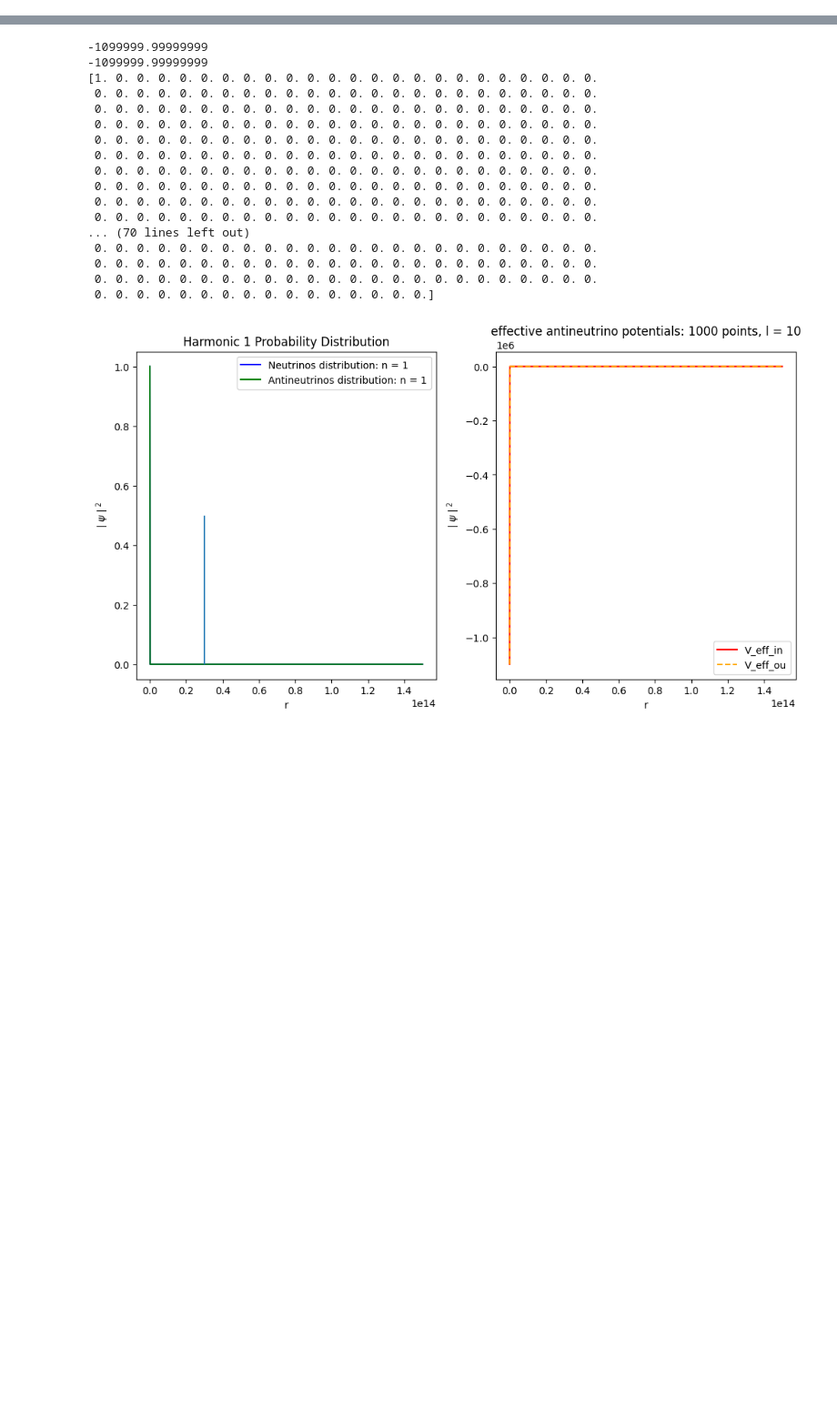
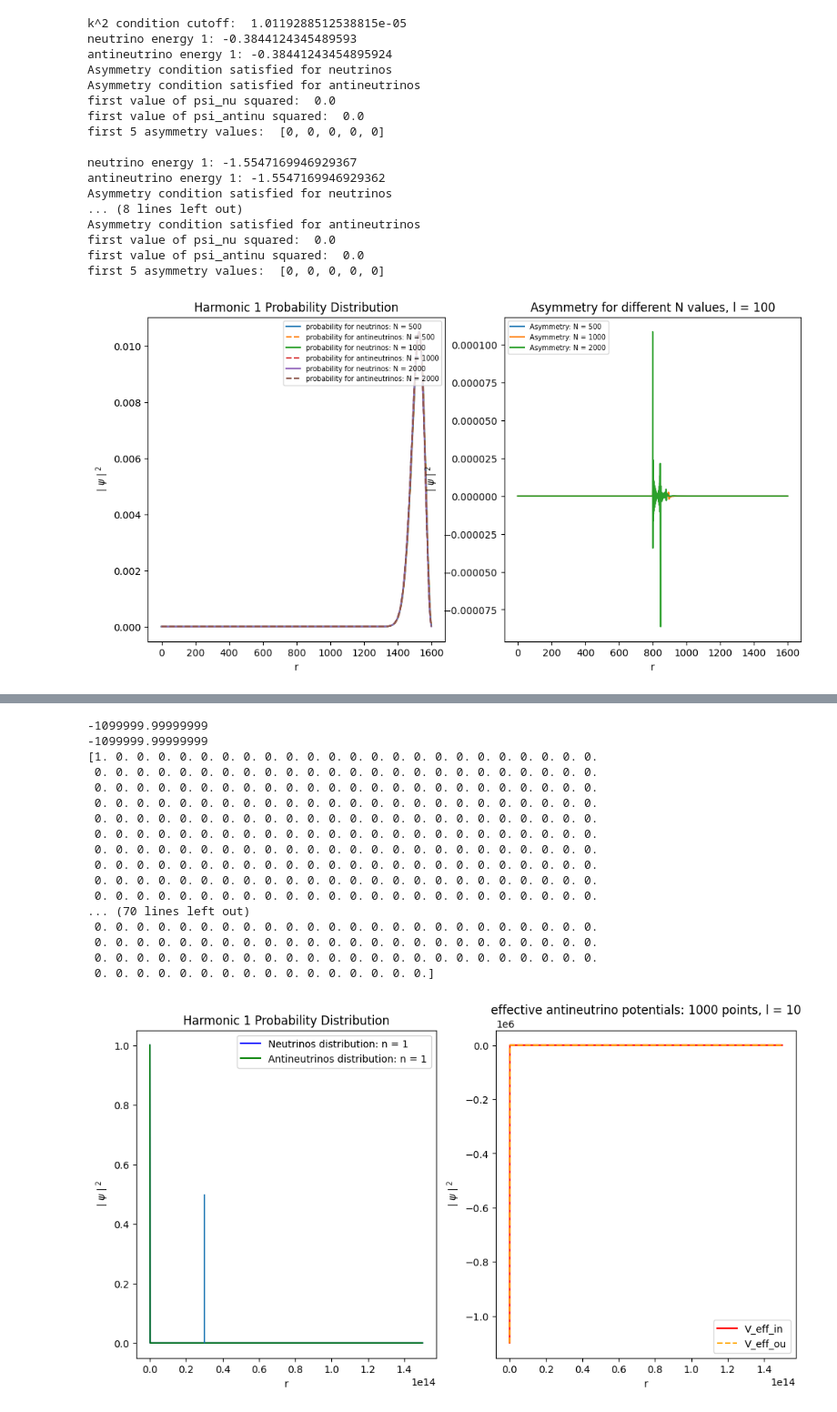
Before and after one commit to Nathan-Gershengorn/CnuB-optics, a Jupyter notebook: 1D_stuff/1D_Saarik_graph.ipynb, the cells around one changed output, grey strips where cells are left out. Shown: that part at 91% size. Cells and saved outputs as stored; diff of their text form; code cells hidden in the pictures; blank space fills up the shorter version.

```diff
--- a/1D_stuff/1D_Saarik_graph.ipynb
+++ b/1D_stuff/1D_Saarik_graph.ipynb
@@ -54,0 +354,24 @@ def second_deriv(N, distance):
+# %%
+harmonic_many_N(1, [500], 1)
+# for the real physical constants, everything gets pushed to the end around l = 1E7
+# this would be when our simulation starts to break down
+# this is independent of how wide we make the grid (holding the radius of the earth constant)
+# %% [output]
+k^2 condition cutoff:  1.0119288512538815e-05
+neutrino energy 1: -0.3844124345489593
+antineutrino energy 1: -0.38441243454895924
+Asymmetry condition satisfied for neutrinos
+Asymmetry condition satisfied for antineutrinos
+first value of psi_nu squared:  0.0
+first value of psi_antinu squared:  0.0
+first 5 asymmetry values:  [0, 0, 0, 0, 0]
+
+neutrino energy 1: -1.5547169946929367
+antineutrino energy 1: -1.5547169946929362
+Asymmetry condition satisfied for neutrinos
+... (8 lines left out)
+Asymmetry condition satisfied for antineutrinos
+first value of psi_nu squared:  0.0
+first value of psi_antinu squared:  0.0
+first 5 asymmetry values:  [0, 0, 0, 0, 0]
+[figure, added]
```
Also changed, not shown: parts of 20 cells of this notebook, 5 other files.
